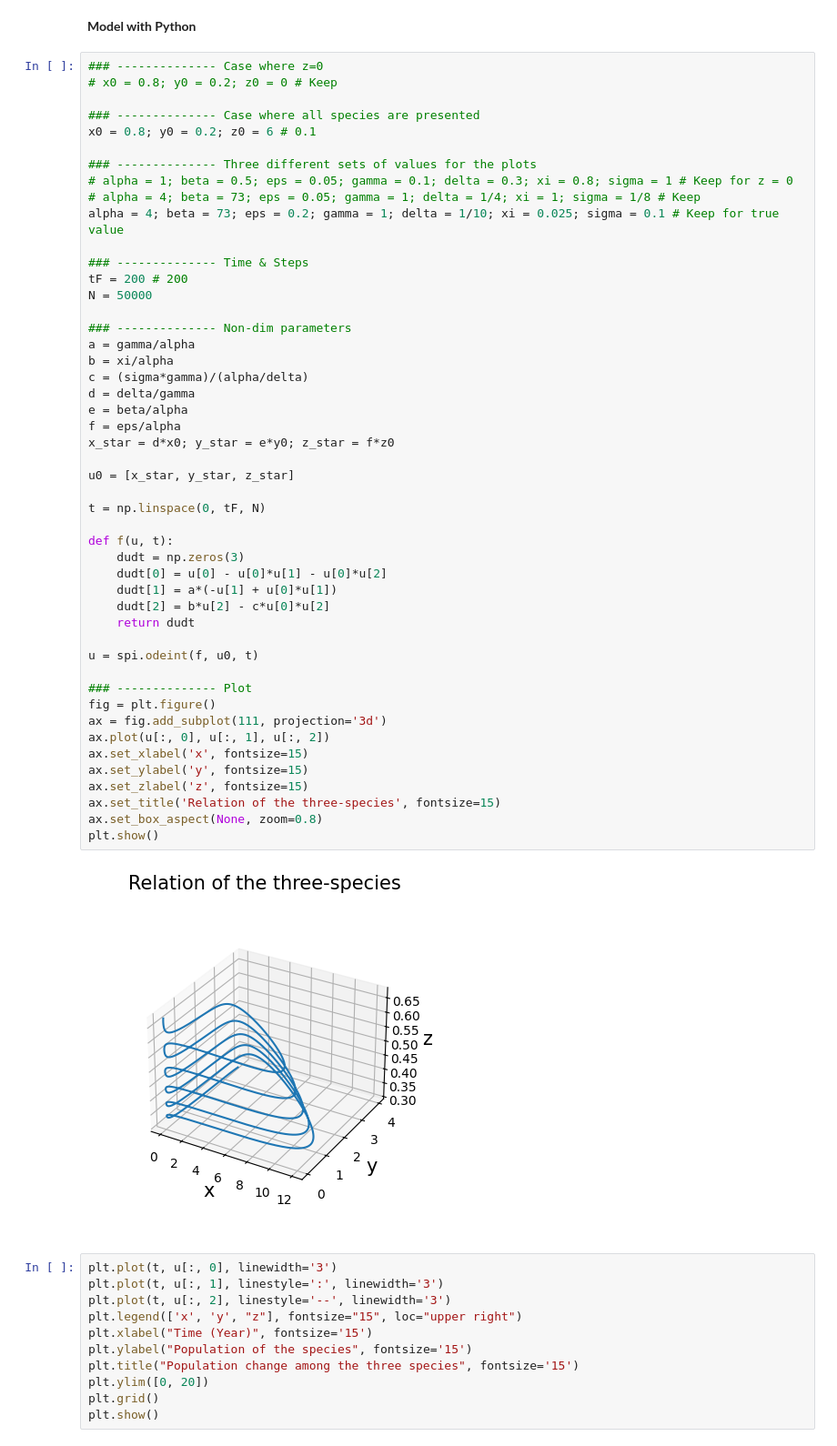
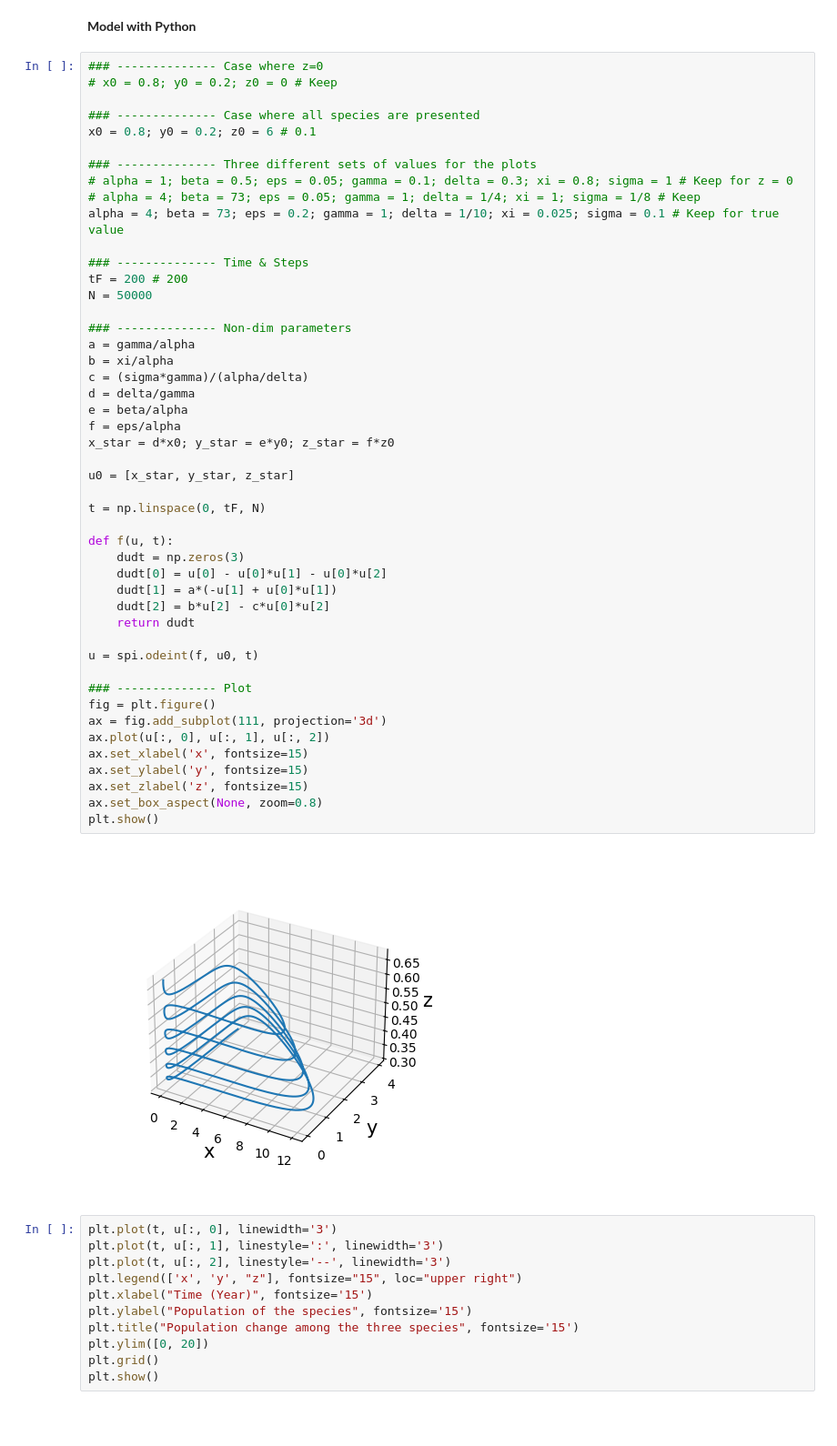
Before and after one commit to tusm06/MATH461_Unit01, a Jupyter notebook: main.ipynb, the cells around one changed output. Shown at 91% size. Drawn from its saved outputs; the diff is of its cells as text; blank space fills up the shorter version.

Commit message:
Removed the title of the plot

```diff
--- a/main.ipynb
+++ b/main.ipynb
@@ -287,35 +287,34 @@ a = gamma/alpha
 b = xi/alpha
 c = (sigma*gamma)/(alpha/delta)
 d = delta/gamma
 e = beta/alpha
 f = eps/alpha
 x_star = d*x0; y_star = e*y0; z_star = f*z0
 
 u0 = [x_star, y_star, z_star]
 
 t = np.linspace(0, tF, N)
 
 def f(u, t):
     dudt = np.zeros(3)
     dudt[0] = u[0] - u[0]*u[1] - u[0]*u[2]
     dudt[1] = a*(-u[1] + u[0]*u[1])
     dudt[2] = b*u[2] - c*u[0]*u[2]
     return dudt
 
 u = spi.odeint(f, u0, t)
 
 ### -------------- Plot
 fig = plt.figure()
 ax = fig.add_subplot(111, projection='3d')
 ax.plot(u[:, 0], u[:, 1], u[:, 2])
 ax.set_xlabel('x', fontsize=15)
 ax.set_ylabel('y', fontsize=15)
 ax.set_zlabel('z', fontsize=15)
-ax.set_title('Relation of the three-species', fontsize=15)
 ax.set_box_aspect(None, zoom=0.8)
 plt.show()
 # %% [output]
-[figure, old version]
+[figure, new version]
 # %%
 plt.plot(t, u[:, 0], linewidth='3')
 plt.plot(t, u[:, 1], linestyle=':', linewidth='3')
```
